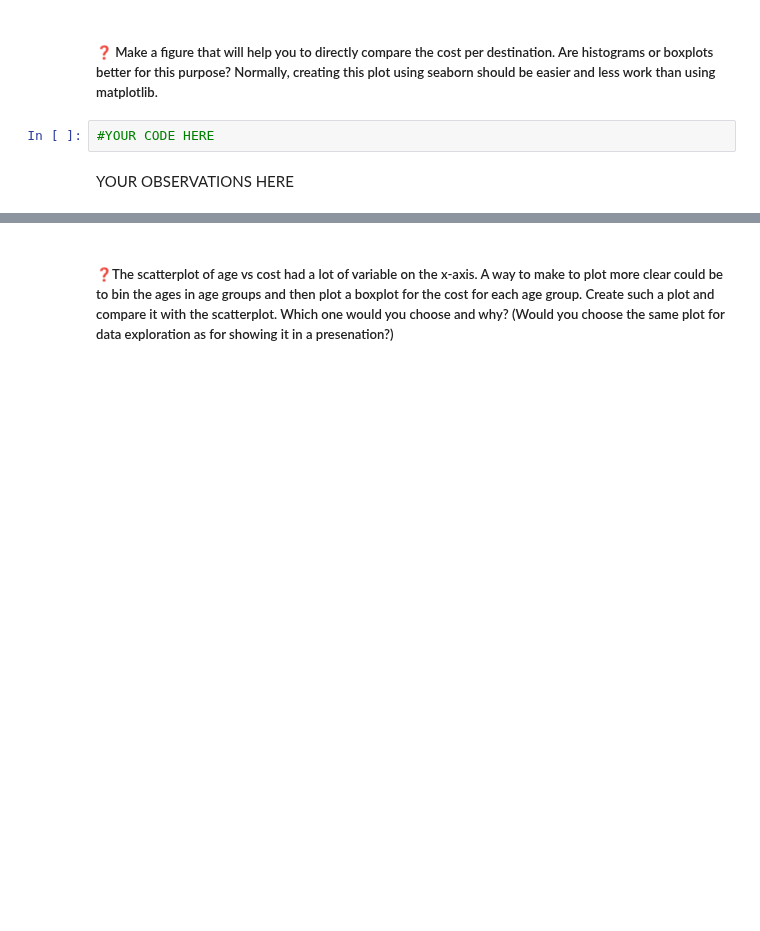
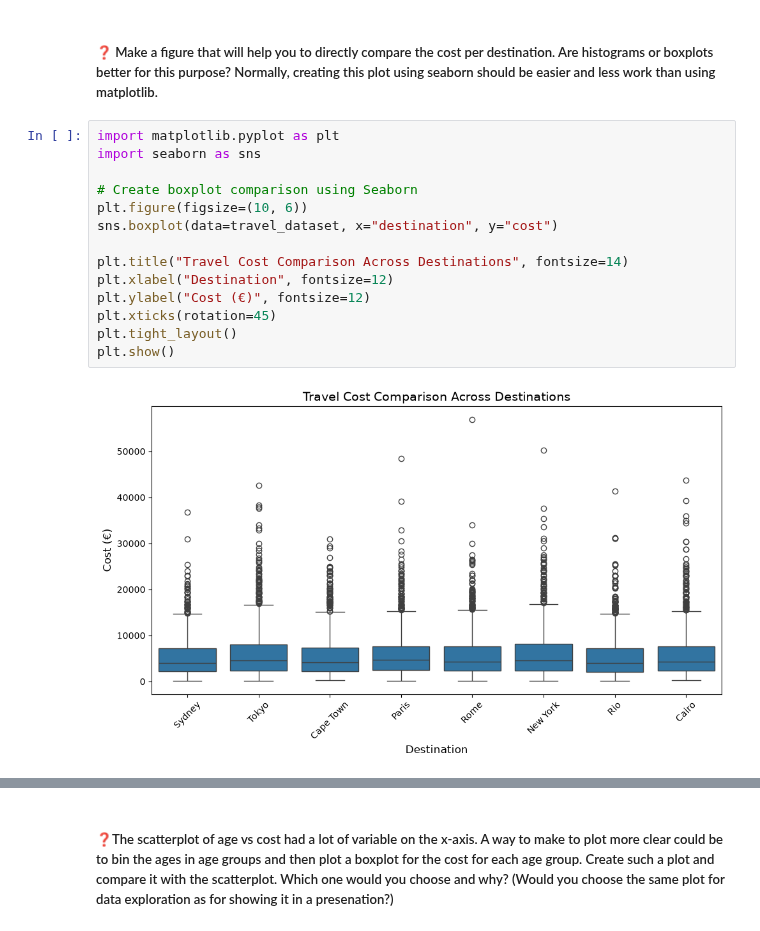
Before and after one commit to matteogradinaru/students2627, a Jupyter notebook: lab3/lab_3_data_visualisation.ipynb, the cells around one changed output, grey strips where cells are left out. Drawn from its saved outputs; the diff is of its cells as text; blank space fills up the shorter version.

```diff
--- a/lab3/lab_3_data_visualisation.ipynb
+++ b/lab3/lab_3_data_visualisation.ipynb
@@ -343,6 +430,18 @@ YOUR ANSWER HERE
 # %% [markdown]
 ##### ❓ Make a figure that will help you to directly compare the cost per destination. Are histograms or boxplots better for this purpose? Normally, creating this plot using seaborn should be easier and less work than using matplotlib.
-# %%
-#YOUR CODE HERE
-# %% [markdown]
-YOUR OBSERVATIONS HERE
+# %%
+import matplotlib.pyplot as plt
+import seaborn as sns
+
+# Create boxplot comparison using Seaborn
+plt.figure(figsize=(10, 6))
+sns.boxplot(data=travel_dataset, x="destination", y="cost")
+
+plt.title("Travel Cost Comparison Across Destinations", fontsize=14)
+plt.xlabel("Destination", fontsize=12)
+plt.ylabel("Cost (€)", fontsize=12)
+plt.xticks(rotation=45)
+plt.tight_layout()
+plt.show()
+# %% [output]
+[figure, added]
```
Also changed, not shown: parts of 38 cells of this notebook.
